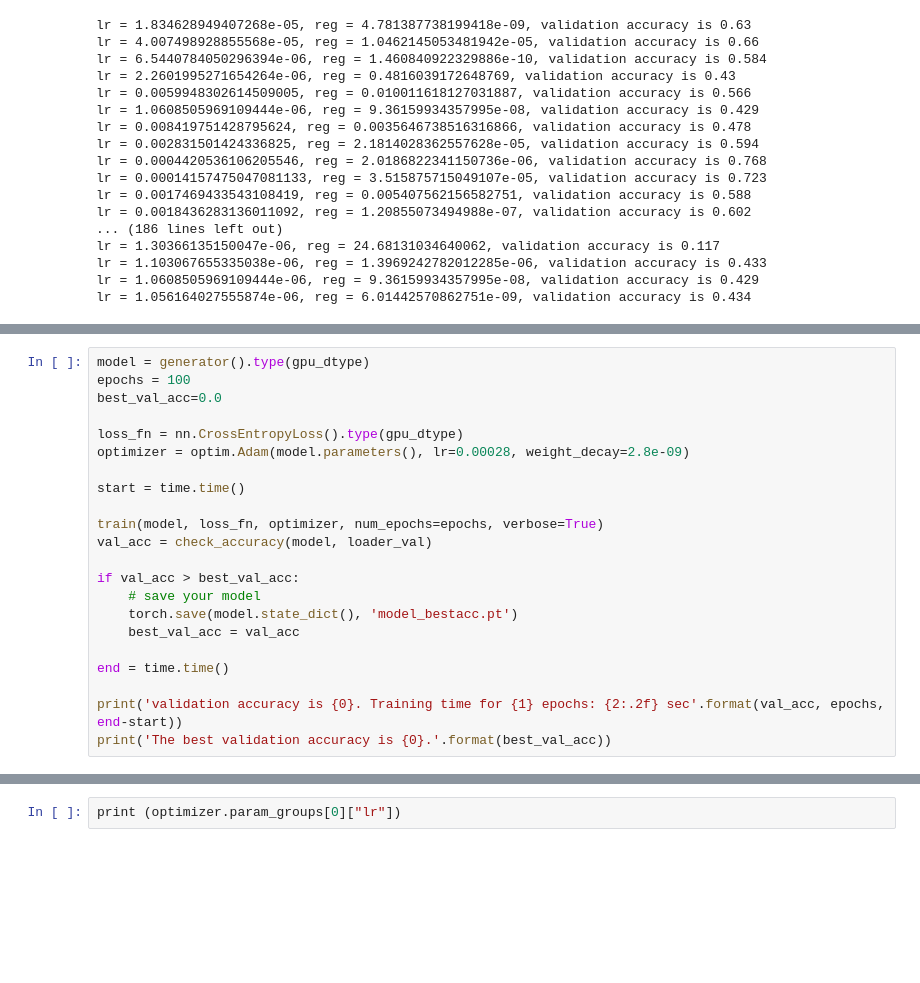
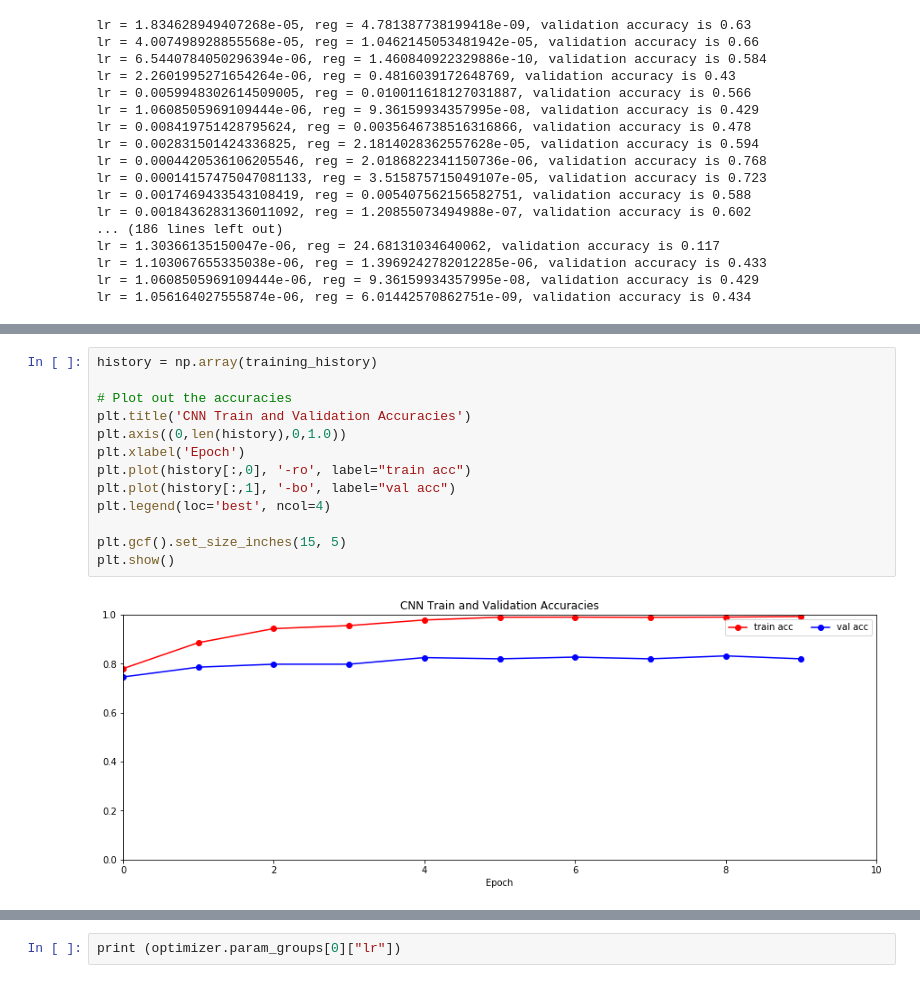
Before and after one commit to LUKELIEM/pytorch_tutorial, a Jupyter notebook: DeepCNN.ipynb, the cells around one changed output, grey strips where cells are left out. Drawn from its saved outputs; the diff is of its cells as text; blank space fills up the shorter version.

```diff
--- a/DeepCNN.ipynb
+++ b/DeepCNN.ipynb
@@ -673,25 +724,3 @@ lr = 5.268044462970665e-05, reg = 0.0948523510014383, validation accuracy is 0.6
 lr = 4.971515443042102e-05, reg = 2.6175795871087453e-09, validation accuracy is 0.687
 lr = 4.625603296907752e-05, reg = 6.0699709968522045e-09, validation accuracy is 0.666
 lr = 4.007498928855568e-05, reg = 1.0462145053481942e-05, validation accuracy is 0.66
-# %%
-model = generator().type(gpu_dtype)
-epochs = 100
-best_val_acc=0.0
-
-loss_fn = nn.CrossEntropyLoss().type(gpu_dtype)
-optimizer = optim.Adam(model.parameters(), lr=0.00028, weight_decay=2.8e-09)
-
-start = time.time()
-
-train(model, loss_fn, optimizer, num_epochs=epochs, verbose=True)
-val_acc = check_accuracy(model, loader_val)
-
-if val_acc > best_val_acc:
-    # save your model
-    torch.save(model.state_dict(), 'model_bestacc.pt')
-    best_val_acc = val_acc
-
-end = time.time()
-
-print('validation accuracy is {0}. Training time for {1} epochs: {2:.2f} sec'.format(val_acc, epochs, end-start))
-print('The best validation accuracy is {0}.'.format(best_val_acc))
@@ -715,0 +852,15 @@ The best validation accuracy is 0.834.
+# %%
+history = np.array(training_history)
+
+# Plot out the accuracies
+plt.title('CNN Train and Validation Accuracies')
+plt.axis((0,len(history),0,1.0))
+plt.xlabel('Epoch')
+plt.plot(history[:,0], '-ro', label="train acc")
+plt.plot(history[:,1], '-bo', label="val acc")
+plt.legend(loc='best', ncol=4)
+
+plt.gcf().set_size_inches(15, 5)
+plt.show()
+# %% [output]
+[figure, added]
```
Also changed, not shown: parts of 10 cells of this notebook, 9 other files.
